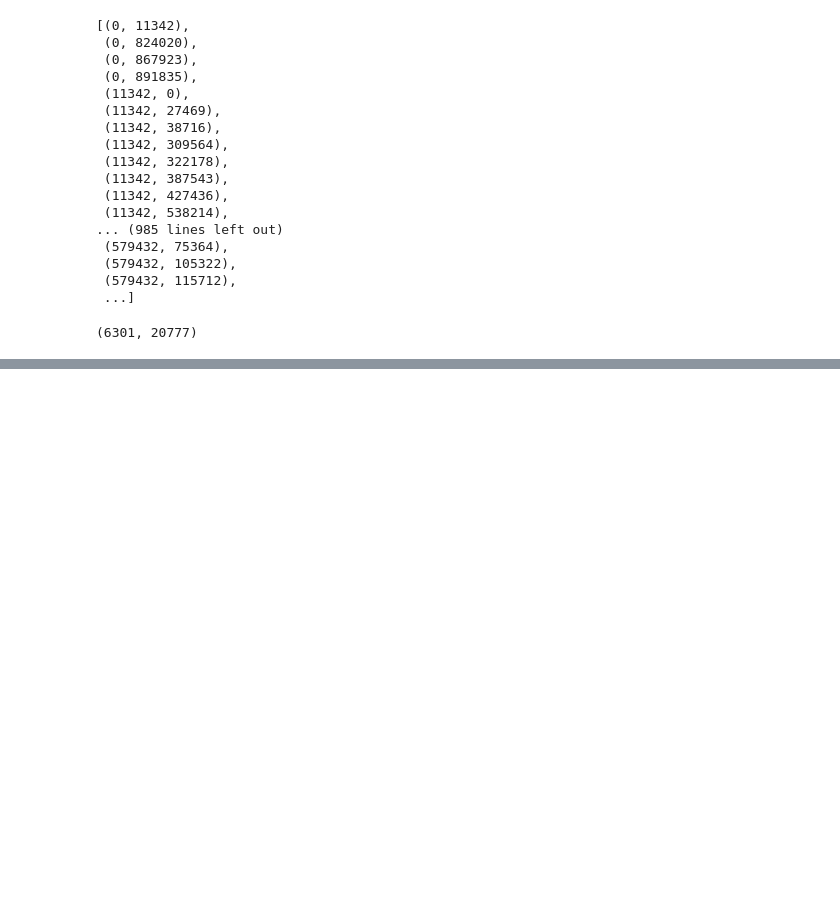
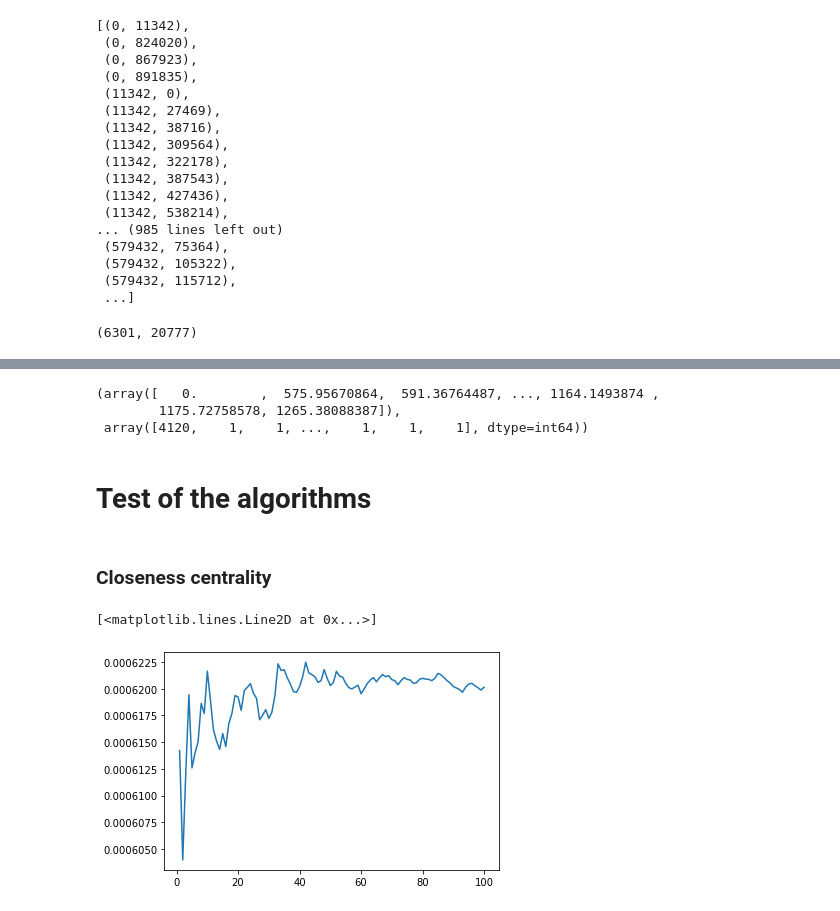
Before and after one commit to vdarsel/ID2222, a Jupyter notebook: HM3-MiningDataStream/HM3-MiningDataStream.ipynb, the cells around one changed output, grey strips where cells are left out. Saved outputs shown, nothing was run; the diff lists cells and outputs as text; code cells hidden in the pictures; blank space fills up the shorter version.

Commit message:
Run algorithm globally and save some data

```diff
--- a/HM3-MiningDataStream/HM3-MiningDataStream.ipynb
+++ b/HM3-MiningDataStream/HM3-MiningDataStream.ipynb
@@ -323,4 +245,0 @@ TypeError: argument of type 'Graph' is not iterable
-# %%
-a=True
-for i in range(len(graph_data_2.NodesSet)):
-    a = a & (i in graph_data_2.NodesSet)
@@ -388,4 +245,0 @@ c[0].M,c[10].M
-# %%
-for dest in list(graph_data_2.EdgesDict[i]):
-    print(i)
-    d = c[i].union(c[dest])
@@ -407,2 +245,0 @@ coreachable, sum_distance, sum_inv_distance
-# %%
-a,b,c = Hyperball(10, graph_data_2)
@@ -418,0 +336,20 @@ a,b,c
+# %%
+np.unique(sum_inv_d, return_counts=True)
+# %% [output]
+(array([   0.        ,  575.95670864,  591.36764487, ..., 1164.1493874 ,
+        1175.72758578, 1265.38088387]),
+ array([4120,    1,    1, ...,    1,    1,    1], dtype=int64))
+# %% [markdown]
+# Test of the algorithms
+# %%
+N= 100 #number tests
+n= len(graph_data_2.NodesSet)
+cor_tab= np.zeros((N,n))
+sum_d= np.zeros((N,n))
+sum_inv_d= np.zeros((N,n))
+
+for i in tqdm(range(N)):
+    a,b,c = Hyperball(5,graph_data_2,True)
+    cor_tab[i] = a
+    sum_d[i] = b
+    sum_inv_d[i] = c
@@ -418,0 +360,14 @@ a,b,c
+# %% [markdown]
+### Closeness centrality
+# %%
+CC = np.zeros(N)
+for i in range(N):
+    for a in sum_d[i]:
+        if(a!=0):
+            CC[i] += 1/a
+    CC[i]*=1/len(sum_d)
+CC_mean = np.cumsum(CC)/(np.arange(N)+1)
+plt.plot(np.arange(N)+1,CC_mean)
+# %% [output]
+[<matplotlib.lines.Line2D at 0x...>]
+[figure, added]
```
Also changed, not shown: parts of 61 cells of this notebook, 3 other files.
